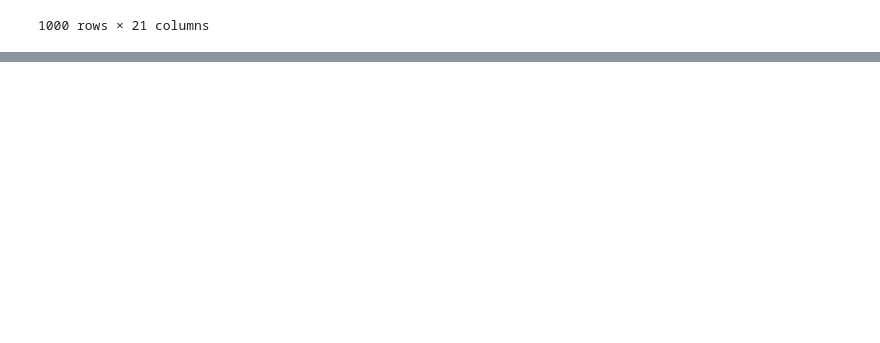
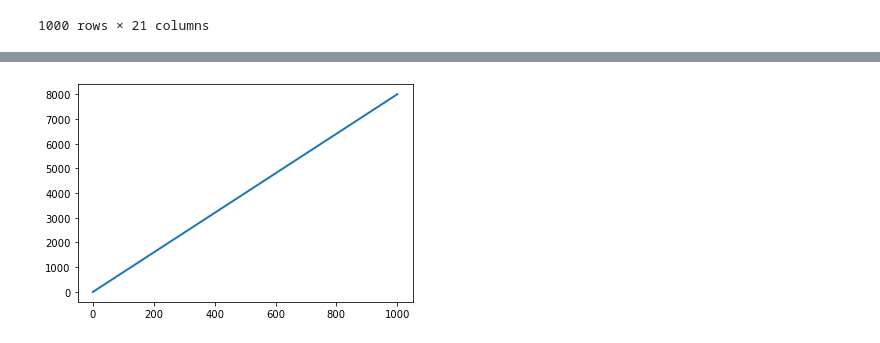
Before and after one commit to LuisReyes98/platzi-data-visualization, a Jupyter notebook: scatterplot.ipynb, the cells around one changed output, grey strips where cells are left out. Saved outputs shown, nothing was run; the diff lists cells and outputs as text; code cells hidden in the pictures; blank space fills up the shorter version.

```diff
--- a/scatterplot.ipynb
+++ b/scatterplot.ipynb
@@ -38,0 +48,7 @@ plt.show()
+# %%
+# plt.plot([0, 4], [1.5, 0], linewidth=2)
+plt.plot([0,1000],[0, 8000], linewidth=2)
+
+plt.show()
+# %% [output]
+[figure, added]
```
Also changed, not shown: parts of 1 cell of this notebook, 1 other file.
